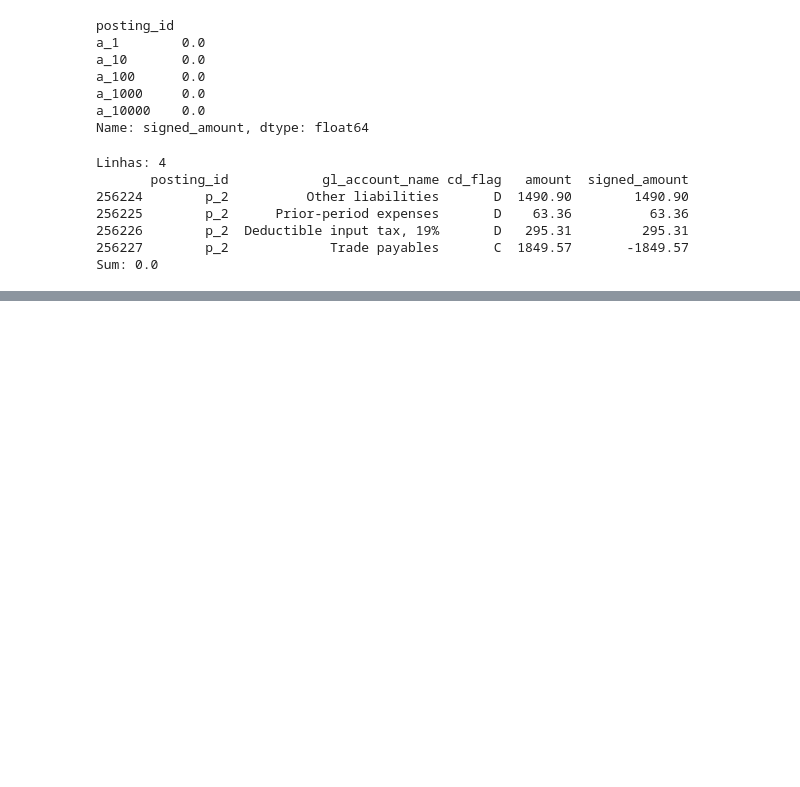
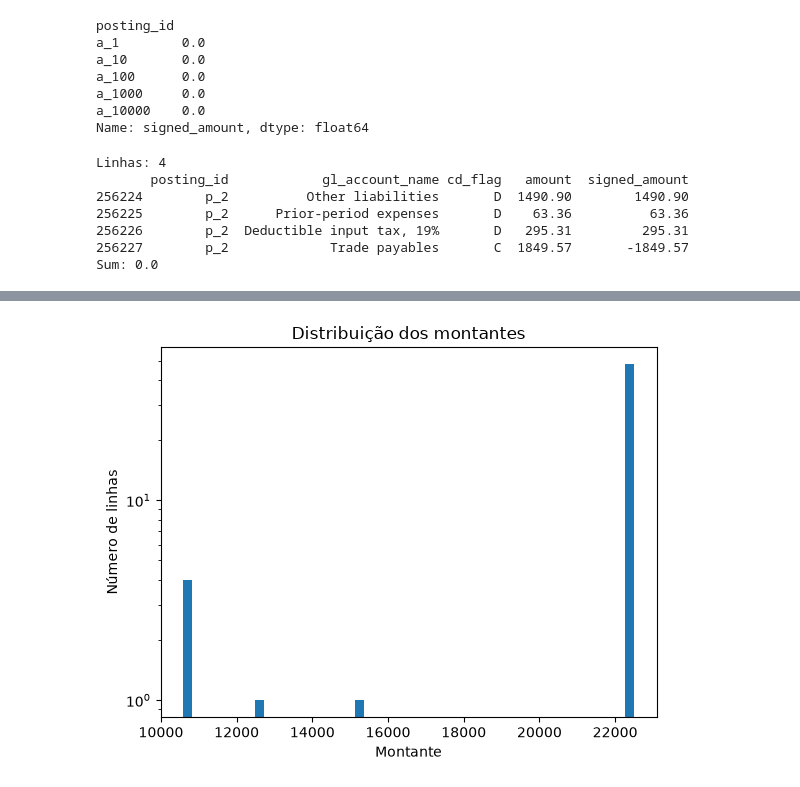
Before and after one commit to PauloMoreira467/AI-ledger-guard, a Jupyter notebook: notebooks/01_exploracao.ipynb, the cells around one changed output, grey strips where cells are left out. Saved outputs shown, nothing was run; the diff lists cells and outputs as text; code cells hidden in the pictures; blank space fills up the shorter version.

```diff
--- a/notebooks/01_exploracao.ipynb
+++ b/notebooks/01_exploracao.ipynb
@@ -176,0 +317,11 @@ Lançamentos desequilibrados: 0
+# %%
+montante_acima_de_5000 = df["amount"] >= 5000
+
+plt.hist(df[montante_acima_de_5000]["amount"], bins=50)
+plt.title("Distribuição dos montantes")
+plt.xlabel("Montante")
+plt.ylabel("Número de linhas")
+plt.yscale("log")
+plt.show()
+# %% [output]
+[figure, added]
```
Also changed, not shown: parts of 11 cells of this notebook.
